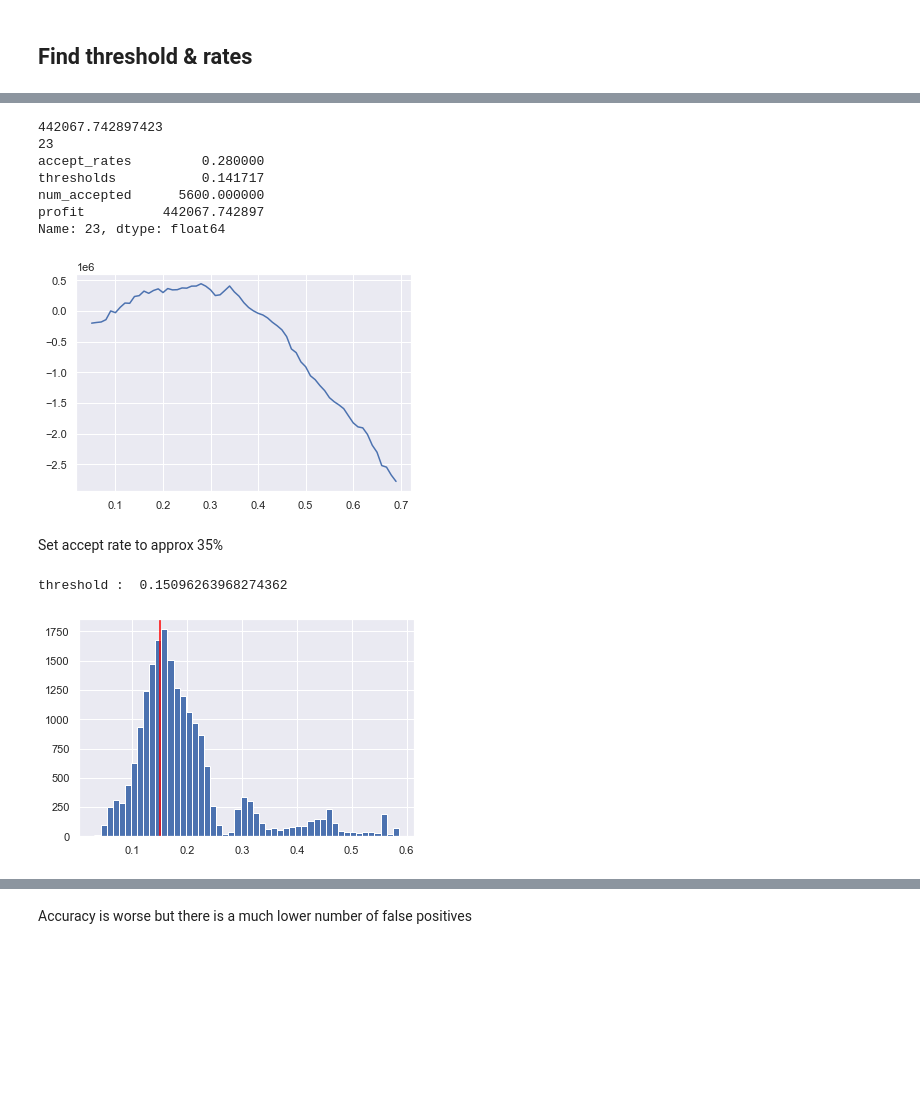
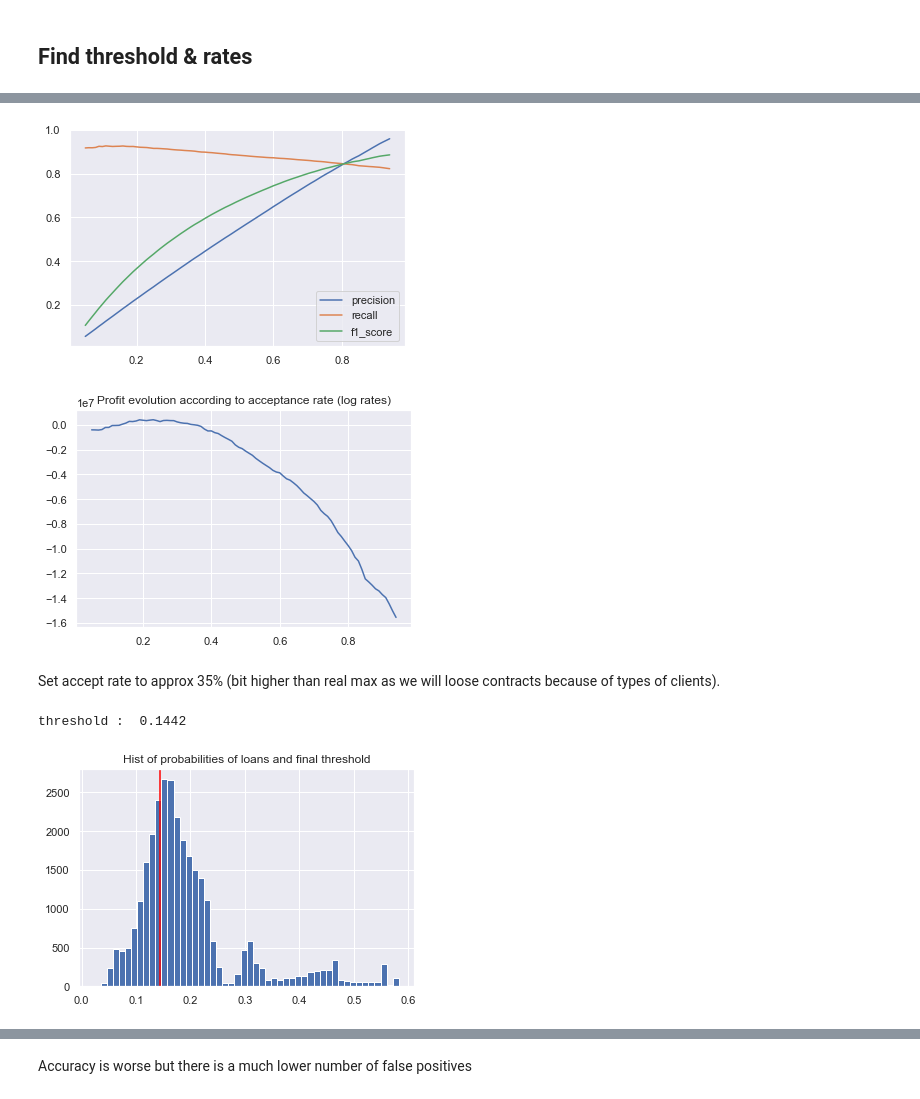
Before and after one commit to r-jaylet/advanced_fin, a Jupyter notebook: Fin.ipynb, the cells around one changed output, grey strips where cells are left out. Drawn from its saved outputs; the diff is of its cells as text; code cells hidden in the pictures; blank space fills up the shorter version.

```diff
--- a/Fin.ipynb
+++ b/Fin.ipynb
@@ -95,12 +95,12 @@ employment_unemployed    -0.3713      0.034    -10.800      0.000      -0.439
 log_income               -0.2027      0.004    -55.653      0.000      -0.210      -0.196
 =========================================================================================
 # %%
-X_train, X_test, y_train, y_test = train_test_split(X, y, test_size=0.2, random_state=10)
+X_train, X_test, y_train, y_test = train_test_split(X, y, test_size=0.3, random_state=10)
 
 model = LogisticRegression()
 model.fit(X_train, y_train)
 
 y_pred = model.predict(X_test)
 
-print('Accuracy Score : ', accuracy_score(y_pred,y_test))
+print('Accuracy Score : ', round(accuracy_score(y_pred,y_test),3))
 # %% [output]
@@ -111,24 +111,32 @@ Accuracy Score :  0.80705
 preds = pd.DataFrame(model.predict_proba(X_test)[:,1], columns = ['prob_default'])
 preds['true_loan_status'] = list(y_test)
 # %%
-accept_rates = np.arange(0.05,0.7, 0.01)
+accept_rates = np.arange(0.05,0.95, 0.01)
 thresholds = []
 num_accepted = []
 profit = []
+precision = []
+recall = []
+f1_score = []
 
 amount = 10000  # value of loan
 
 for r in accept_rates :
+
     threshold = np.quantile(preds['prob_default'], r)
     thresholds.append(threshold)
     preds['pred_loan_status'] = preds['prob_default'].apply(lambda x: 1 if x > threshold else 0)
+
     num = len(preds[preds['prob_default'] < np.quantile(preds['prob_default'], r)])
     num_accepted.append(num)
-    accepted_loans = preds[preds['pred_loan_status'] == 0]
 
     rates = preds['prob_default']
-    preds['rates'] = np.log(1+rates)  # apply log to proba rate
+    preds['rates'] = 0.95 * np.log(rates+1)  # apply log to proba rate
     preds.loc[preds['pred_loan_status'] == 1, 'rates'] = float("Inf")
+
+    precision.append(metrics.precision_score(preds['pred_loan_status'], preds['true_loan_status'], pos_label=0))
+    recall.append(metrics.recall_score(preds['pred_loan_status'], preds['true_loan_status'], pos_label=0))
+    f1_score.append(metrics.f1_score(preds['pred_loan_status'], preds['true_loan_status'], pos_label=0))
 
     loss = amount*len(preds.loc[(preds['true_loan_status'] == 1) & (preds['pred_loan_status'] == 0)])
     gain = (preds.loc[(preds['true_loan_status'] == 0) & (preds['pred_loan_status'] == 0)]['rates'] * amount).sum()
@@ -156,28 +164,29 @@ res
+# %%
+plt.plot(res.accept_rates, res.precision, label='precision')
+plt.plot(res.accept_rates, res.recall, label='recall')
+plt.plot(res.accept_rates, res.f1_score, label='f1_score')
+plt.legend()
+plt.show()
+# %% [output]
+[figure, added]
 # %%
 plt.plot(res.accept_rates, res.profit)
-print(max(res.profit))
-print(res['profit'].idxmax())
-print(res.iloc[res['profit'].idxmax()])
+plt.title('Profit evolution according to acceptance rate (log rates)')
+plt.show()
 # %% [output]
-442067.742897423
-23
-accept_rates         0.280000
-thresholds           0.141717
-num_accepted      5600.000000
-profit          442067.742897
-Name: 23, dtype: float64
-[figure, old version]
+[figure, new version]
 # %% [markdown]
-Set accept rate to approx 35%
+Set accept rate to approx 35% (bit higher than real max as we will loose contracts because of types of clients).
 # %%
 plt.hist(preds['prob_default'], bins = 50)
-threshold = np.quantile(preds['prob_default'], 0.35)
-print('threshold : ', threshold)
+plt.title('Hist of probabilities of loans and final threshold')
+threshold = np.quantile(preds['prob_default'], 0.3)
+print('threshold : ', round(threshold, 4))
 plt.axvline(x = threshold, color = 'red')
 plt.show()
 # %% [output]
-threshold :  0.15096263968274362
+threshold :  0.1442
-[figure, old version]
+[figure, new version]
 # %%
 preds['pred_loan_status'] = preds['prob_default'].apply(lambda x: 1 if x > threshold else 0)
 print(classification_report(preds['pred_loan_status'], preds['true_loan_status']))
```
Also changed, not shown: parts of 14 cells of this notebook, 1 other file.
